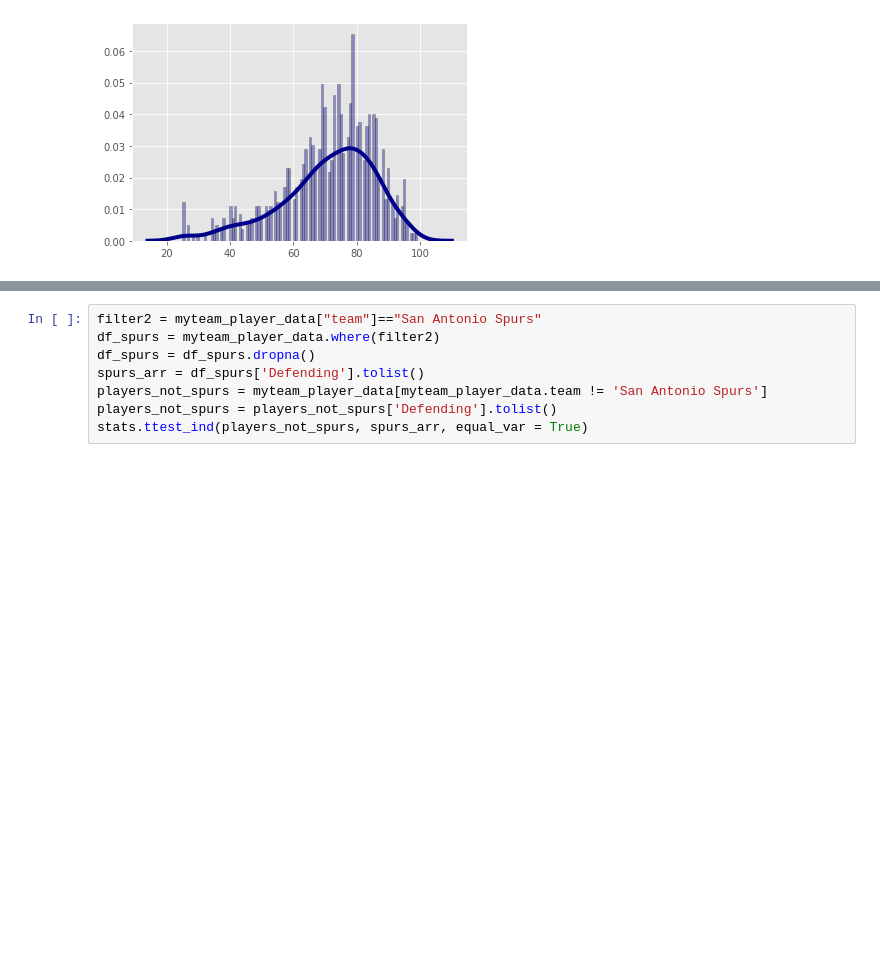
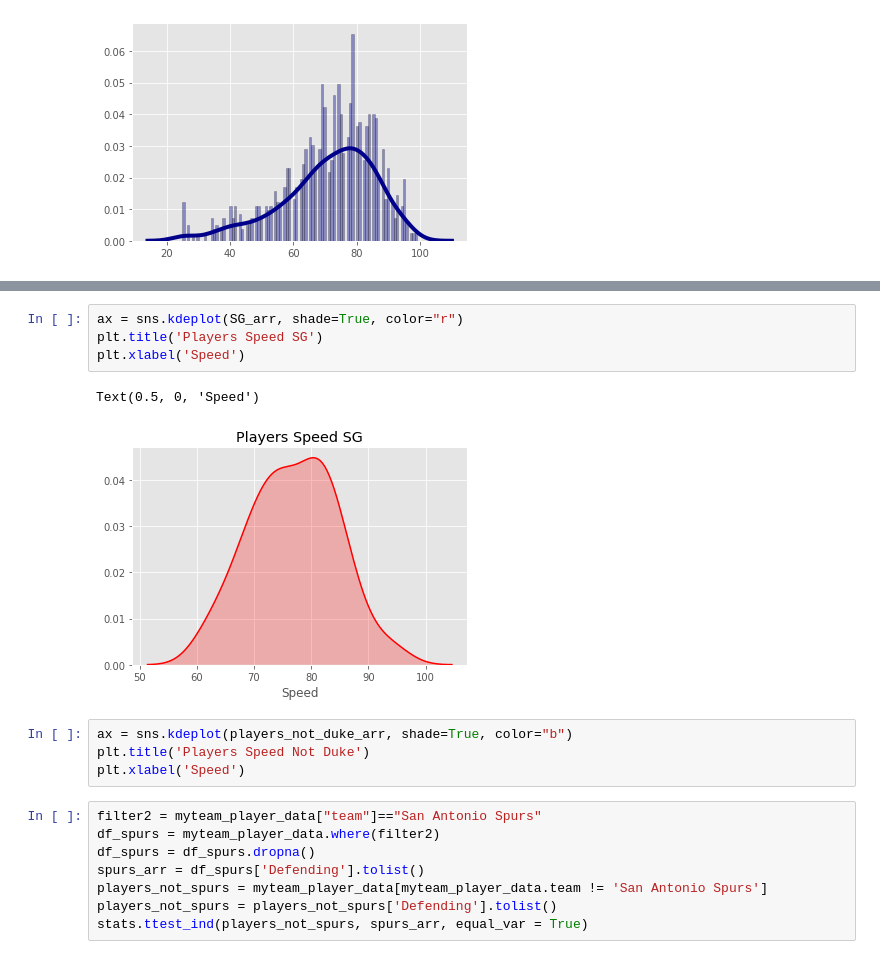
Before and after one commit to brandonmojica/2k_my_teams_analysis, a Jupyter notebook: src/2k_myteam_cards_anaysis.ipynb, the cells around one changed output, grey strips where cells are left out. Cells and saved outputs as stored; diff of their text form; blank space fills up the shorter version.

```diff
--- a/src/2k_myteam_cards_anaysis.ipynb
+++ b/src/2k_myteam_cards_anaysis.ipynb
@@ -139,3 +153,14 @@ sns.distplot(players_not_duke_arr, hist = False, kde = True,
+# %%
+ax = sns.kdeplot(SG_arr, shade=True, color="r")
+plt.title('Players Speed SG')
+plt.xlabel('Speed')
+# %% [output]
+Text(0.5, 0, 'Speed')
+[figure, added]
+# %%
+ax = sns.kdeplot(players_not_duke_arr, shade=True, color="b")
+plt.title('Players Speed Not Duke')
+plt.xlabel('Speed')
 # %%
 filter2 = myteam_player_data["team"]=="San Antonio Spurs"
 df_spurs = myteam_player_data.where(filter2)
```
Also changed, not shown: parts of 10 cells of this notebook, 1 other file.
